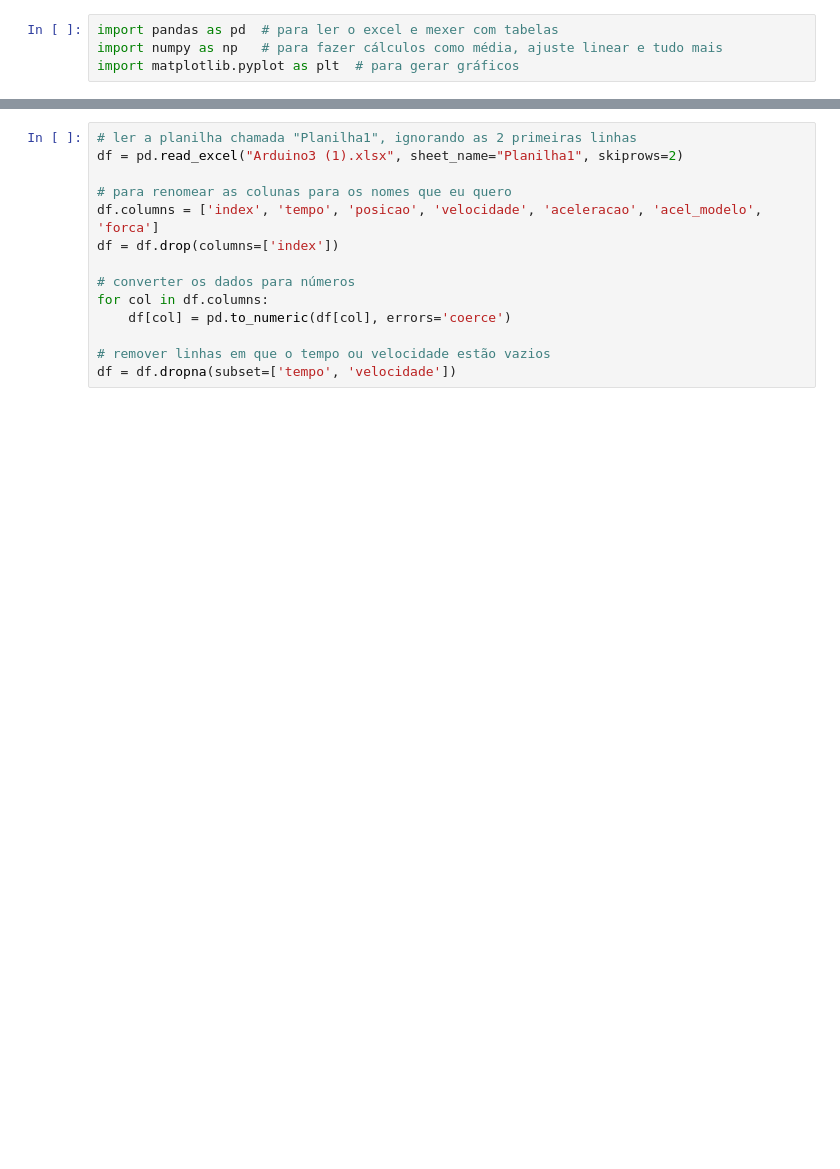
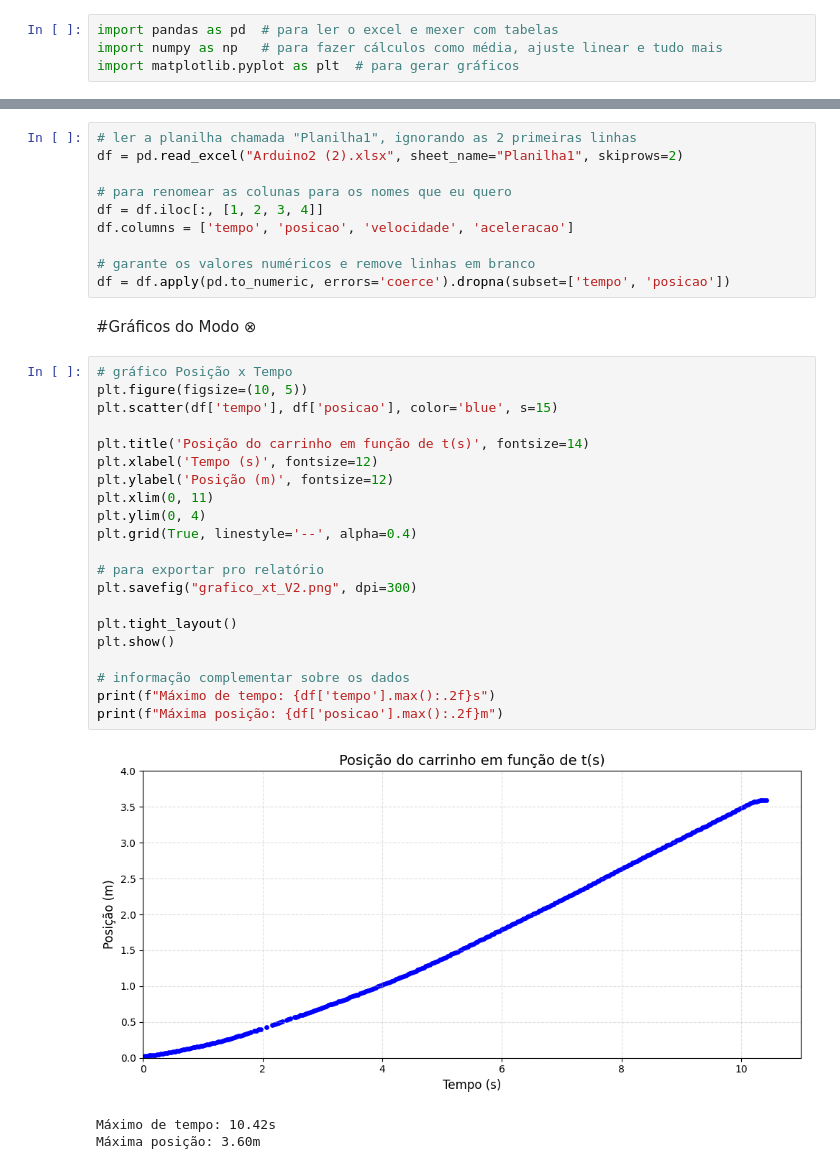
Before and after one commit to Maria-Costa/Arduino-Fisica, a Jupyter notebook: Arduino_V2.ipynb, the cells around one changed output, grey strips where cells are left out. Drawn from its saved outputs; the diff is of its cells as text; blank space fills up the shorter version.

```diff
--- a/Arduino_V2.ipynb
+++ b/Arduino_V2.ipynb
@@ -14,14 +14,37 @@ Saving Arduino3 (1).xlsx to Arduino3 (1) (1).xlsx
 # %%
 # ler a planilha chamada "Planilha1", ignorando as 2 primeiras linhas
-df = pd.read_excel("Arduino3 (1).xlsx", sheet_name="Planilha1", skiprows=2)
+df = pd.read_excel("Arduino2 (2).xlsx", sheet_name="Planilha1", skiprows=2)
 
 # para renomear as colunas para os nomes que eu quero
-df.columns = ['index', 'tempo', 'posicao', 'velocidade', 'aceleracao', 'acel_modelo', 'forca']
-df = df.drop(columns=['index'])
+df = df.iloc[:, [1, 2, 3, 4]]
+df.columns = ['tempo', 'posicao', 'velocidade', 'aceleracao']
 
-# converter os dados para números
-for col in df.columns:
-    df[col] = pd.to_numeric(df[col], errors='coerce')
-
-# remover linhas em que o tempo ou velocidade estão vazios
-df = df.dropna(subset=['tempo', 'velocidade'])
+# garante os valores numéricos e remove linhas em branco
+df = df.apply(pd.to_numeric, errors='coerce').dropna(subset=['tempo', 'posicao'])
+# %% [markdown]
+#Gráficos do Modo ⊗
+# %%
+# gráfico Posição x Tempo
+plt.figure(figsize=(10, 5))
+plt.scatter(df['tempo'], df['posicao'], color='blue', s=15)
+
+plt.title('Posição do carrinho em função de t(s)', fontsize=14)
+plt.xlabel('Tempo (s)', fontsize=12)
+plt.ylabel('Posição (m)', fontsize=12)
+plt.xlim(0, 11)
+plt.ylim(0, 4)
+plt.grid(True, linestyle='--', alpha=0.4)
+
+# para exportar pro relatório
+plt.savefig("grafico_xt_V2.png", dpi=300)
+
+plt.tight_layout()
+plt.show()
+
+# informação complementar sobre os dados
+print(f"Máximo de tempo: {df['tempo'].max():.2f}s")
+print(f"Máxima posição: {df['posicao'].max():.2f}m")
+# %% [output]
+[figure, added]
+Máximo de tempo: 10.42s
+Máxima posição: 3.60m
```
Also changed, not shown: parts of 16 cells of this notebook.
